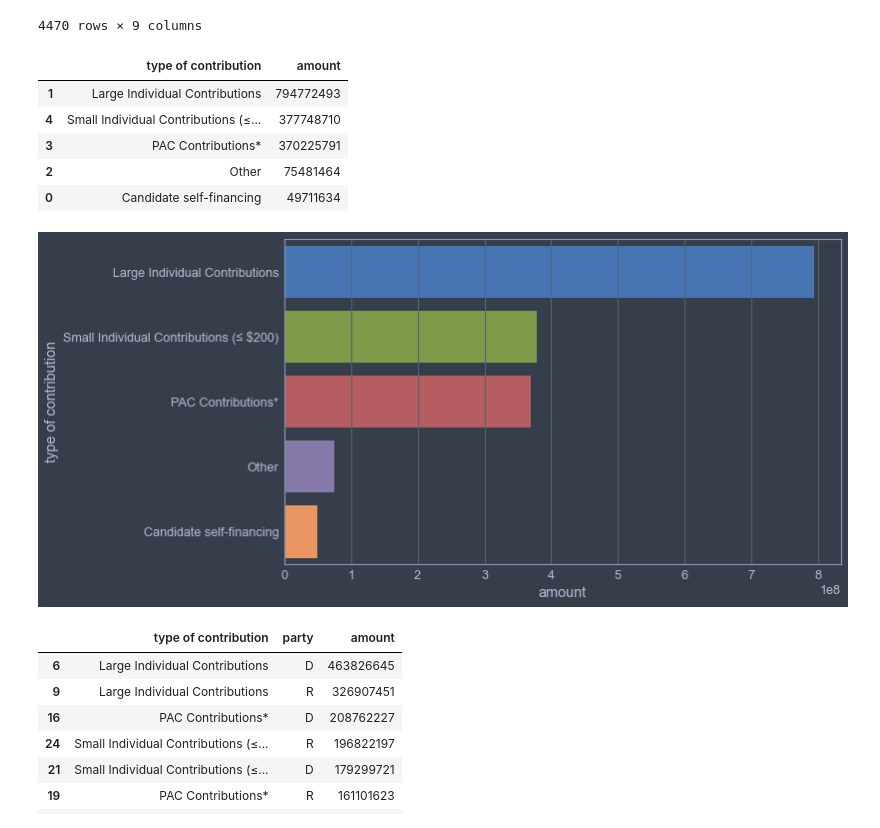
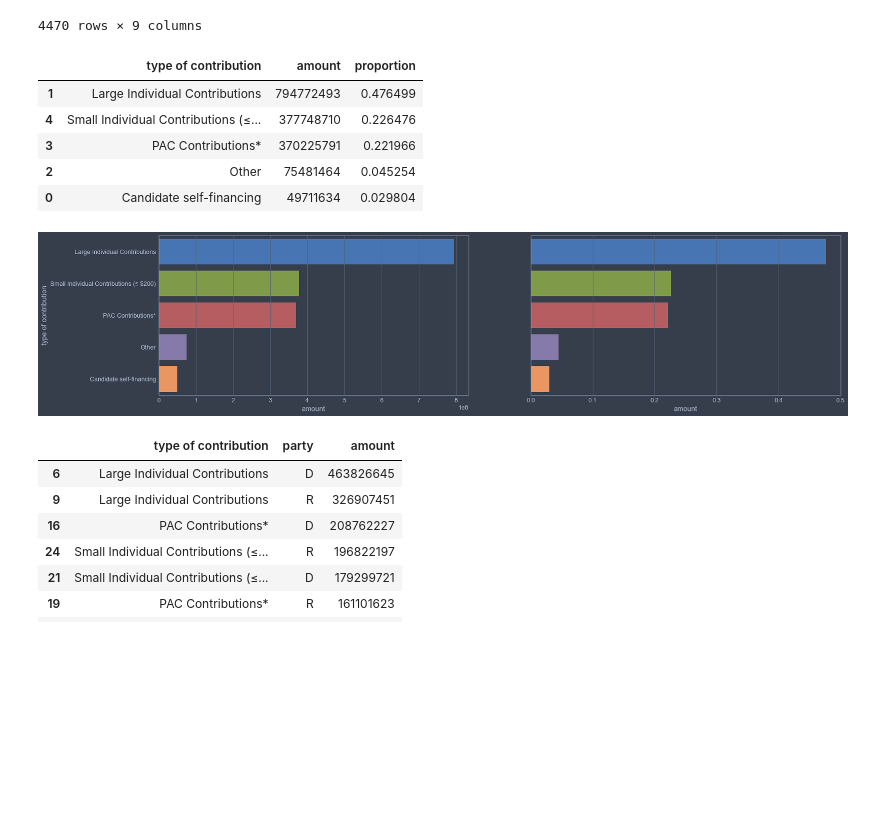
Before and after one commit to nss-data-science-cohort-5/webscraping_open_secrets-silver-sloths-2, a Jupyter notebook: notebooks/joshua/jrr_05b_webscraping_sof_analysis.ipynb, the cells around one changed output. Drawn from its saved outputs; the diff is of its cells as text; code cells hidden in the pictures; blank space fills up the shorter version.

```diff
--- a/notebooks/joshua/jrr_05b_webscraping_sof_analysis.ipynb
+++ b/notebooks/joshua/jrr_05b_webscraping_sof_analysis.ipynb
@@ -14,14 +14,6 @@ from jupyterthemes import jtplot
 jtplot.style()
 # %%
 SOF = pd.read_csv('../data/us_rep_source_of_funds.csv')
-# %%
-SOF.columns = SOF.columns.str.lower()
-# %%
-SOF['amount'] = (SOF['amount'].str.replace(r'\$|\,', '', regex = True)
-                                  .astype('int')
-                )
-# %%
-SOF['percentage'] = SOF['percentage'].str.replace(r'\%', '', regex = True).astype('float')/100
 # %%
 SOF
 # %% [output]
@@ -40,27 +32,29 @@ SOF
 4470 rows × 9 columns
 # %%
 TOC = SOF.groupby('type of contribution', as_index = False)['amount'].sum()
+TOC['proportion'] = TOC['amount']/TOC['amount'].sum()
 TOC_party = SOF.groupby(['type of contribution', 'party'], as_index = False)['amount'].sum()
 # %%
 TOC.sort_values('amount', ascending = False)
 # %% [output]
-|  | type of contribution | amount |
-| 1 | Large Individual Contributions | 794772493 |
-| 4 | Small Individual Contributions (≤... | 377748710 |
-| 3 | PAC Contributions* | 370225791 |
-| 2 | Other | 75481464 |
-| 0 | Candidate self-financing | 49711634 |
+|  | type of contribution | amount | proportion |
+| 1 | Large Individual Contributions | 794772493 | 0.476499 |
+| 4 | Small Individual Contributions (≤... | 377748710 | 0.226476 |
+| 3 | PAC Contributions* | 370225791 | 0.221966 |
+| 2 | Other | 75481464 | 0.045254 |
+| 0 | Candidate self-financing | 49711634 | 0.029804 |
 # %%
-fig, ax = plt.subplots(figsize = (10,6))
+fig, (ax1, ax2) = plt.subplots(1, 2, figsize = (25,6))
+
 sns.barplot(y = 'type of contribution',
             x = 'amount',
             data = TOC,
             orient = 'h',
             order = TOC.sort_values('amount', ascending = False)['type of contribution'],
-            ax = ax
+            ax = ax1
            );
 # %% [output]
-[figure, old version]
+[figure, new version]
 # %%
 TOC_party.sort_values('amount', ascending = False)
 # %% [output]
```
Also changed, not shown: parts of 2 cells of this notebook, 5 other files.
